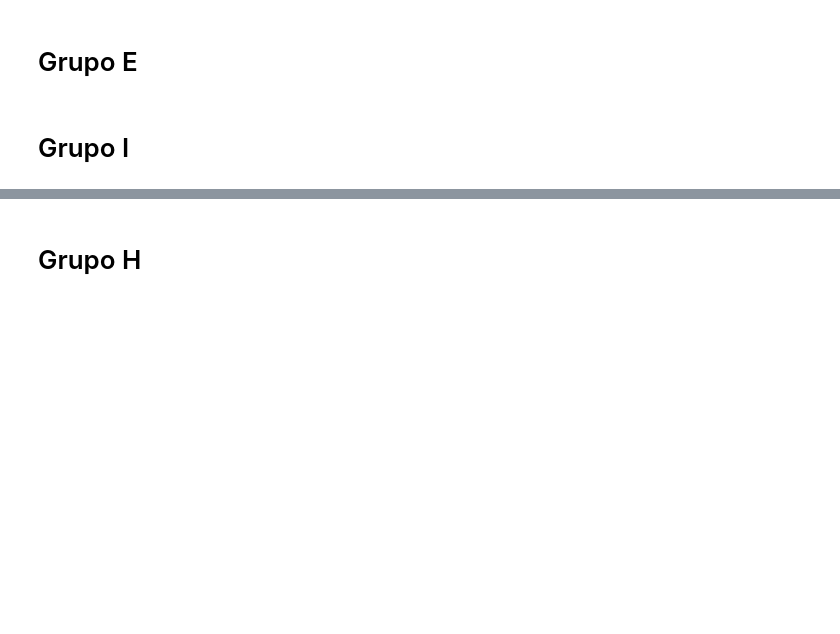
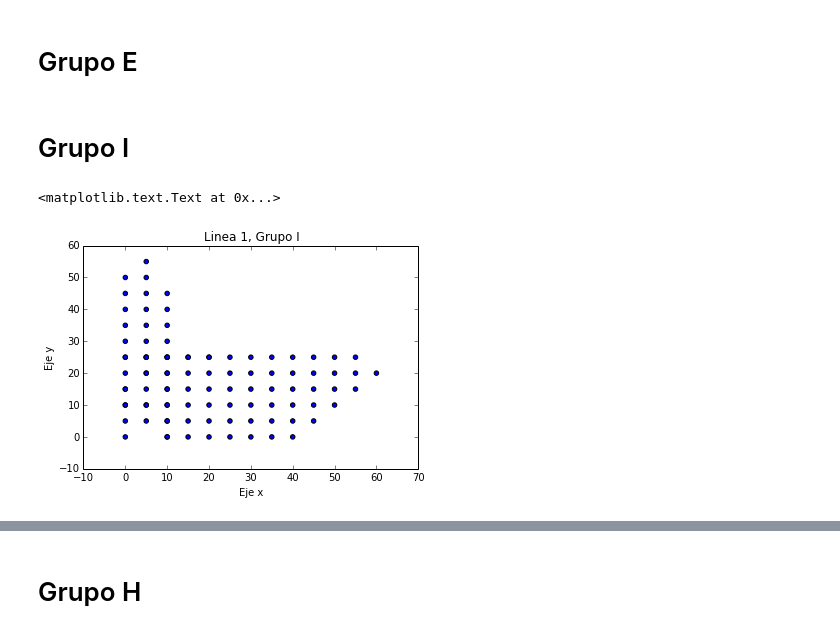
Before and after one commit to manuel426/Magnetometr-a, a Jupyter notebook: Untitled0.ipynb, the cells around one changed output, grey strips where cells are left out. Saved outputs shown, nothing was run; the diff lists cells and outputs as text; code cells hidden in the pictures; blank space fills up the shorter version.

```diff
--- a/Untitled0.ipynb
+++ b/Untitled0.ipynb
@@ -108,3 +95,21 @@ AttributeError: 'Figure' object has no attribute 'plot_trisurf'
 # Grupo E
 # %% [markdown]
 # Grupo I
+# %%
+#Cargando las matrices de los datos de Magnetometría del grupo I. Es 1 cuadricula de datos.
+I1=loadtxt("Survey_Grupo_I.txt")
+# %%
+#Cargando los vectores X,Y y campo magnético en nanoteslas, de las matrices:
+xi1=I1[:,0]
+yi1=I1[:,1]
+magi1=I1[:,2]
+# %%
+#Cuadricula de la linea
+#Linea 1
+scatter(xi1,yi1)
+plt.xlabel('Eje x')
+plt.ylabel('Eje y')
+plt.title('Linea 1, Grupo I')
+# %% [output]
+<matplotlib.text.Text at 0x...>
+[figure, added]
```
Also changed, not shown: parts of 17 cells of this notebook, 2 other files.
